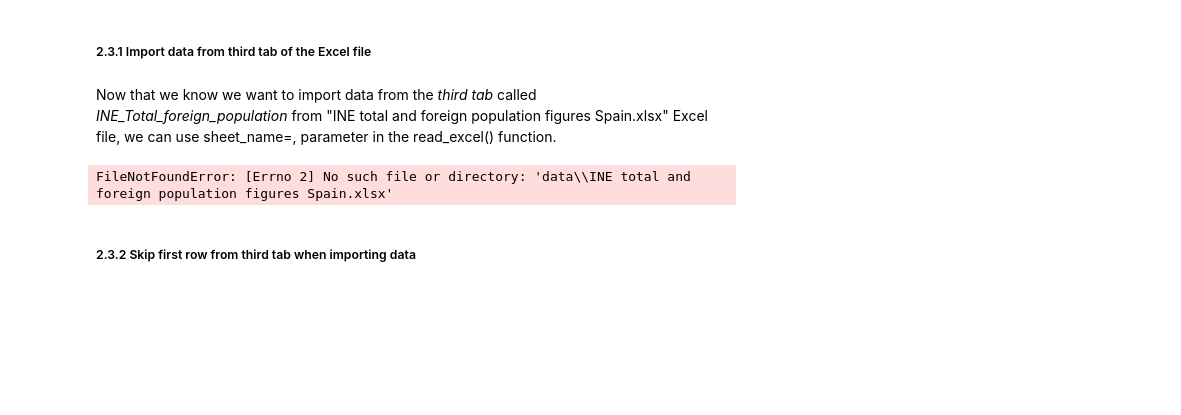
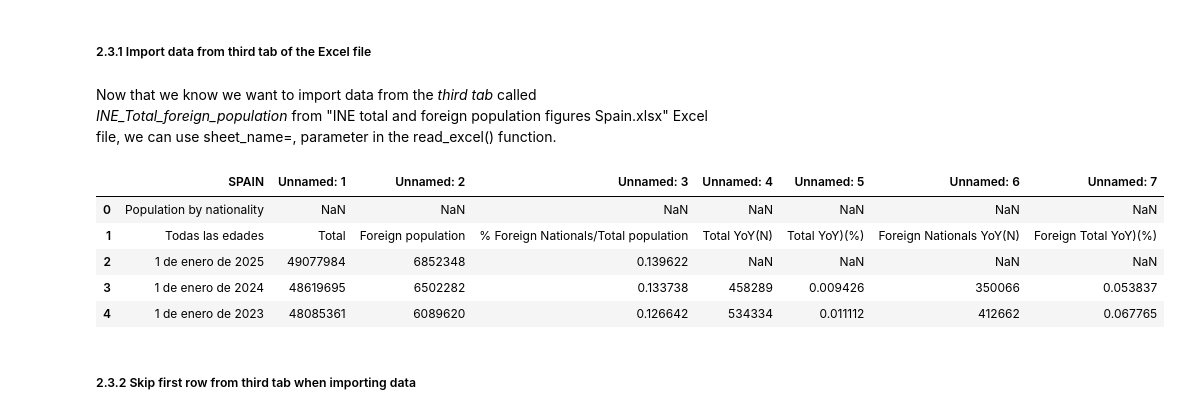
Before and after one commit to Pablo-source/ML-using-Python, a Jupyter notebook: Matplotlib_gallery/06_INE_population_excel_input_FEB25.ipynb, the cells around one changed output. Drawn from its saved outputs; the diff is of its cells as text; code cells hidden in the pictures; blank space fills up the shorter version.

Commit message:
Imported data from selected tab Excel file

```diff
--- a/Matplotlib_gallery/06_INE_population_excel_input_FEB25.ipynb
+++ b/Matplotlib_gallery/06_INE_population_excel_input_FEB25.ipynb
@@ -105,11 +107,18 @@ sheet_name=None);
 # %% [markdown]
 Now that we know we want to import data from the *third tab* called *INE_Total_foreign_population*  from "INE total and foreign population figures Spain.xlsx" Excel file, we can use sheet_name=, parameter in the read_excel() function.
 # %%
-INEdata_third_tab = pd.read_excel('data\INE total and foreign population figures Spain.xlsx',
-                                  sheet_name='INE_Total_foreign_population')
-INEdata_third_tab.head()
+ine_population_nationality = os.path.join('data','INE total and foreign population figures Spain.xlsx')
-# %% [output]
-FileNotFoundError: [Errno 2] No such file or directory: 'data\\INE total and foreign population figures Spain.xlsx'
+# %%
+INEdata_third_tab = pd.read_excel(ine_population_nationality,
+                                  sheet_name='INE_Total_foreign_population')
+INEdata_third_tab.head()
+# %% [output]
+|  | SPAIN | Unnamed: 1 | Unnamed: 2 | Unnamed: 3 | Unnamed: 4 | Unnamed: 5 | Unnamed: 6 | Unnamed: 7 |
+| 0 | Population by nationality | NaN | NaN | NaN | NaN | NaN | NaN | NaN |
+| 1 | Todas las edades | Total | Foreign population | % Foreign Nationals/Total population | Total YoY(N) | Total YoY)(%) | Foreign Nationals YoY(N) | Foreign Total YoY)(%) |
+| 2 | 1 de enero de 2025 | 49077984 | 6852348 | 0.139622 | NaN | NaN | NaN | NaN |
+| 3 | 1 de enero de 2024 | 48619695 | 6502282 | 0.133738 | 458289 | 0.009426 | 350066 | 0.053837 |
+| 4 | 1 de enero de 2023 | 48085361 | 6089620 | 0.126642 | 534334 | 0.011112 | 412662 | 0.067765 |
 # %% [markdown]
 ##### 2.3.2 Skip first row from third tab when importing data
 # %% [markdown]
```
Also changed, not shown: parts of 13 cells of this notebook.
